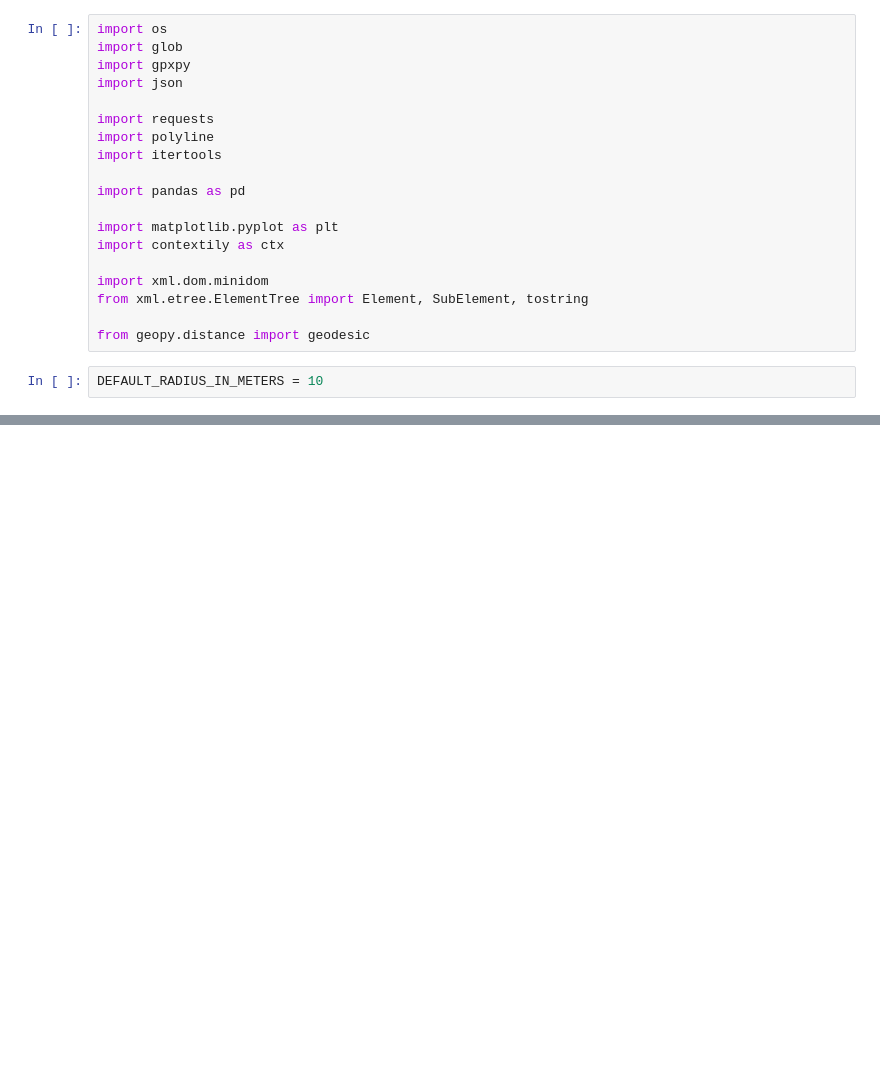
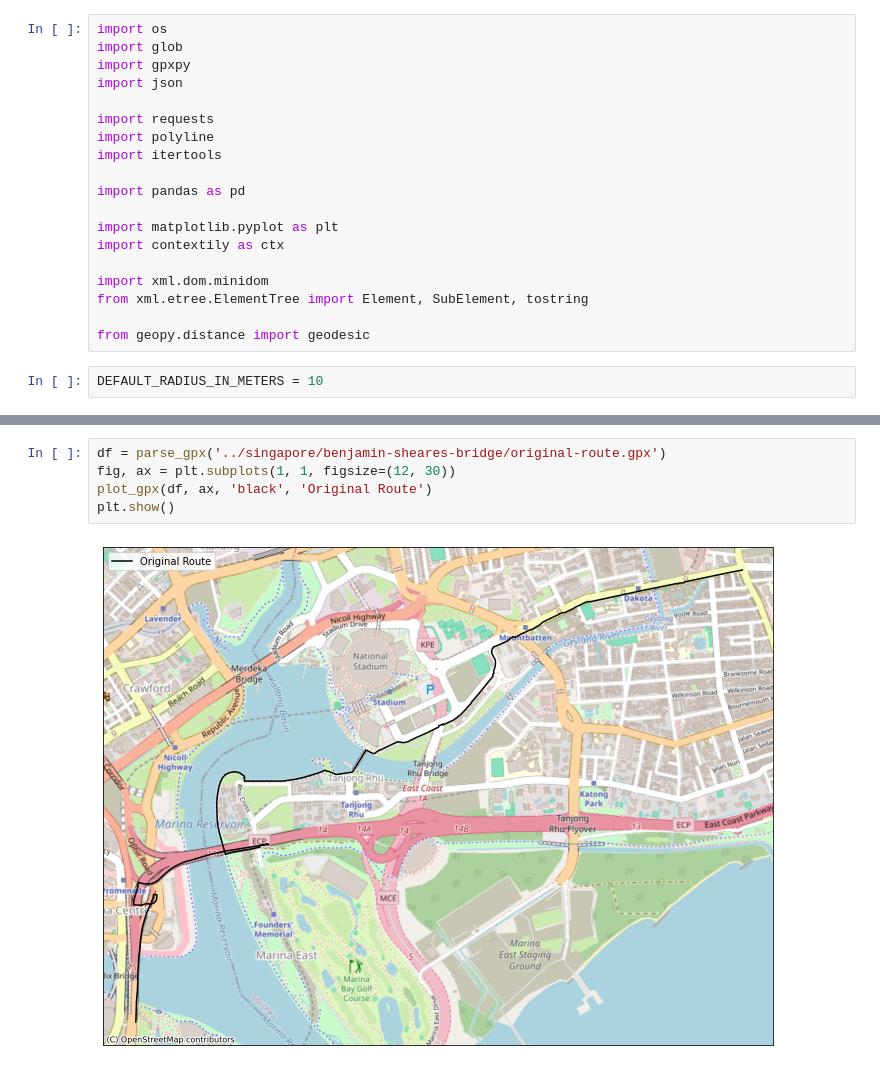
Before and after one commit to evgeniyarbatov/polar-vantage-v-gps, a Jupyter notebook: notebooks/Match route with OSRM.ipynb, the cells around one changed output, grey strips where cells are left out. Drawn from its saved outputs; the diff is of its cells as text; blank space fills up the shorter version.

```diff
--- a/notebooks/Match route with OSRM.ipynb
+++ b/notebooks/Match route with OSRM.ipynb
@@ -111,3 +111,10 @@ def create_gpx(route, filename):
 
     with open(filename, "w") as f:
         f.write(gpx)
+# %%
+df = parse_gpx('../singapore/benjamin-sheares-bridge/original-route.gpx')
+fig, ax = plt.subplots(1, 1, figsize=(12, 30))
+plot_gpx(df, ax, 'black', 'Original Route')
+plt.show()
+# %% [output]
+[figure, added]
```
Also changed, not shown: parts of 5 cells of this notebook, 2 other files.
